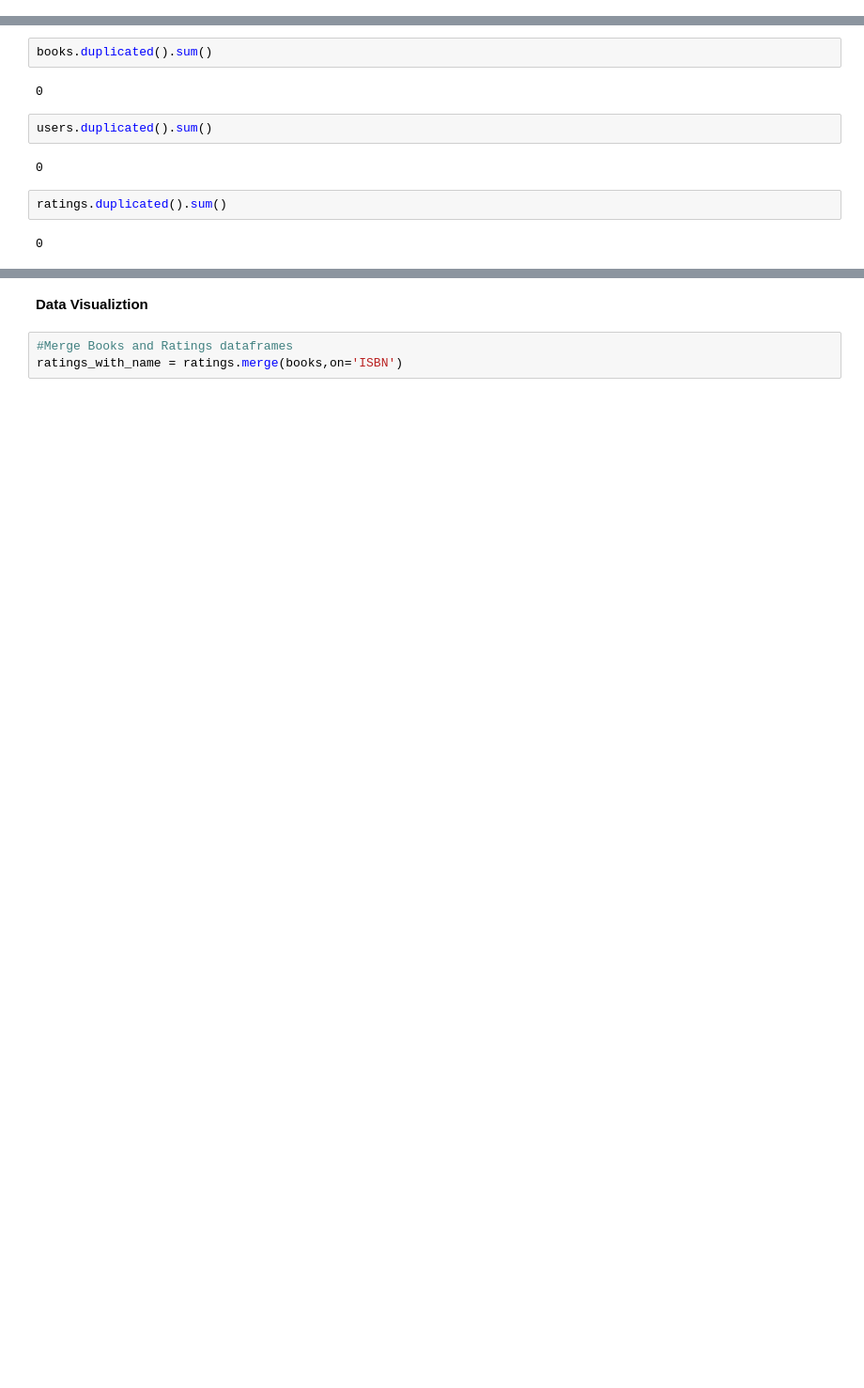
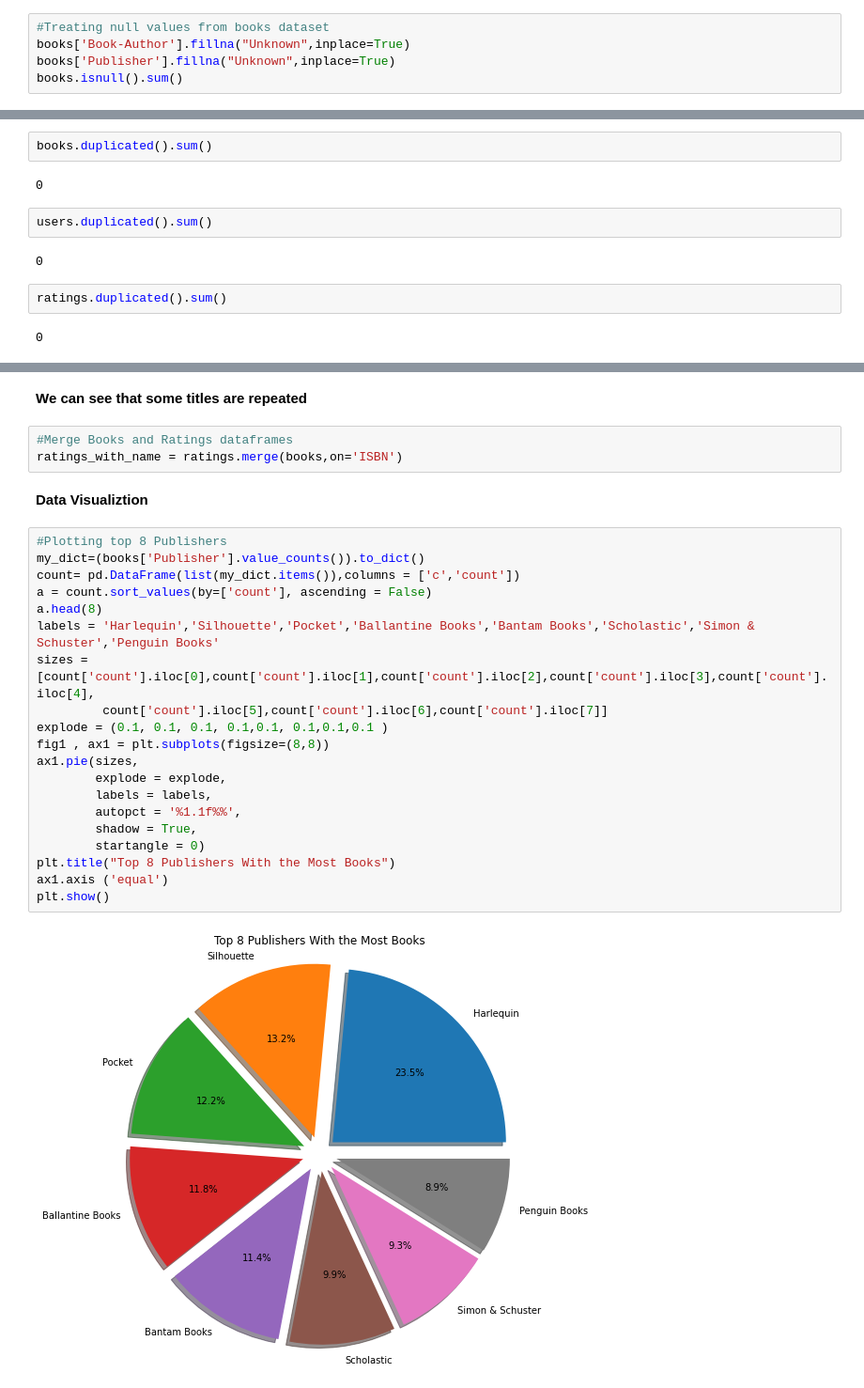
Before and after one commit to Shantanuh10/Book-Recommendation-System, a Jupyter notebook: Book_Recommendation_System_Capstone_Project_4.ipynb, the cells around one changed output, grey strips where cells are left out. Shown: that part at 94% size. Cells and saved outputs as stored; diff of their text form; blank space fills up the shorter version.

```diff
--- a/Book_Recommendation_System_Capstone_Project_4.ipynb
+++ b/Book_Recommendation_System_Capstone_Project_4.ipynb
@@ -148,2 +194,7 @@ dtype: int64
 # %% [markdown]
 **As we can see there are some null values in books and users dataset**
+# %%
+#Treating null values from books dataset
+books['Book-Author'].fillna("Unknown",inplace=True)
+books['Publisher'].fillna("Unknown",inplace=True)
+books.isnull().sum()
@@ -166,5 +237,29 @@ ratings.duplicated().sum()
+# %% [markdown]
+**We can see that some titles are repeated**
+# %%
+#Merge Books and Ratings dataframes
+ratings_with_name = ratings.merge(books,on='ISBN')
 # %% [markdown]
 **Data Visualiztion**
-# %%
-#Merge Books and Ratings dataframes
-ratings_with_name = ratings.merge(books,on='ISBN')
+# %%
+#Plotting top 8 Publishers
+my_dict=(books['Publisher'].value_counts()).to_dict()
+count= pd.DataFrame(list(my_dict.items()),columns = ['c','count'])
+a = count.sort_values(by=['count'], ascending = False)
+a.head(8)
+labels = 'Harlequin','Silhouette','Pocket','Ballantine Books','Bantam Books','Scholastic','Simon & Schuster','Penguin Books'
+sizes = [count['count'].iloc[0],count['count'].iloc[1],count['count'].iloc[2],count['count'].iloc[3],count['count'].iloc[4],
+         count['count'].iloc[5],count['count'].iloc[6],count['count'].iloc[7]]
+explode = (0.1, 0.1, 0.1, 0.1,0.1, 0.1,0.1,0.1 )
+fig1 , ax1 = plt.subplots(figsize=(8,8))
+ax1.pie(sizes,
+        explode = explode,
+        labels = labels,
+        autopct = '%1.1f%%',
+        shadow = True,
+        startangle = 0)
+plt.title("Top 8 Publishers With the Most Books")
+ax1.axis ('equal')
+plt.show()
+# %% [output]
+[figure, added]
```
Also changed, not shown: parts of 23 cells of this notebook.
